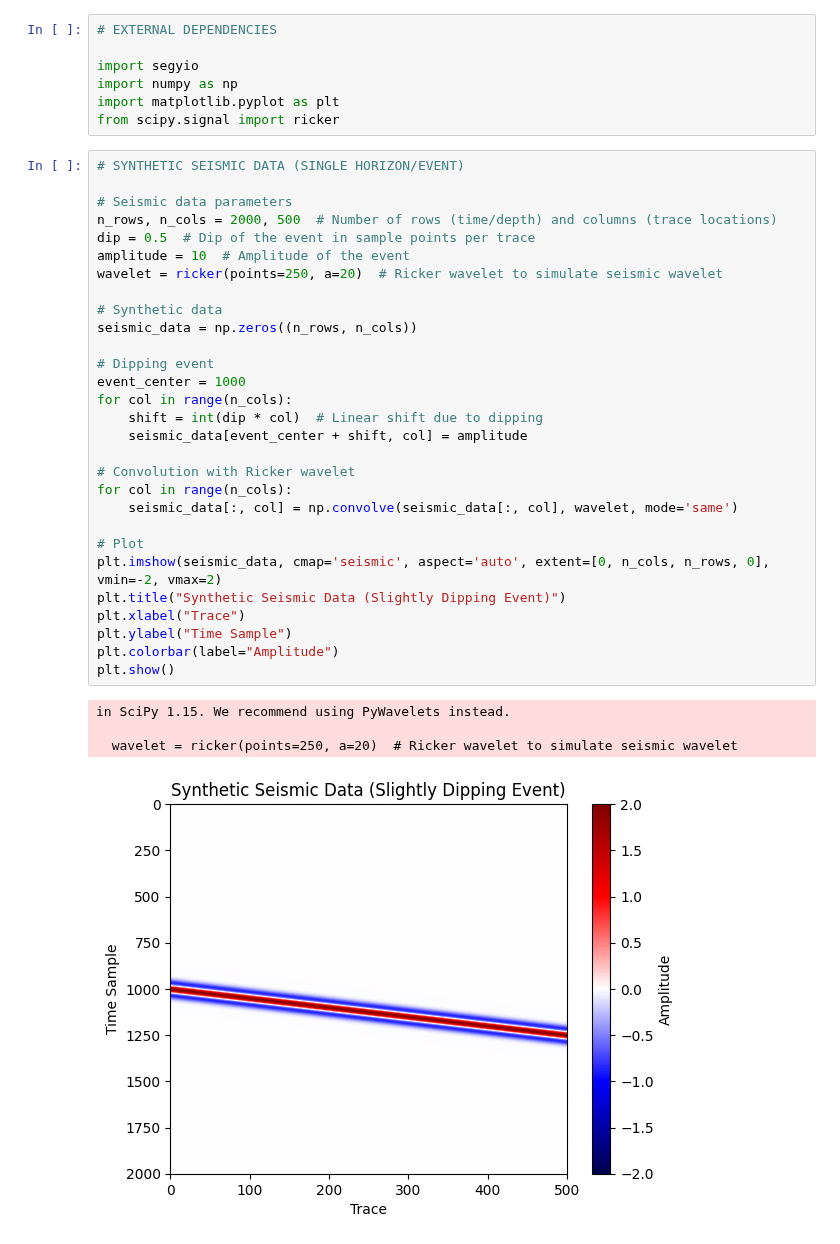
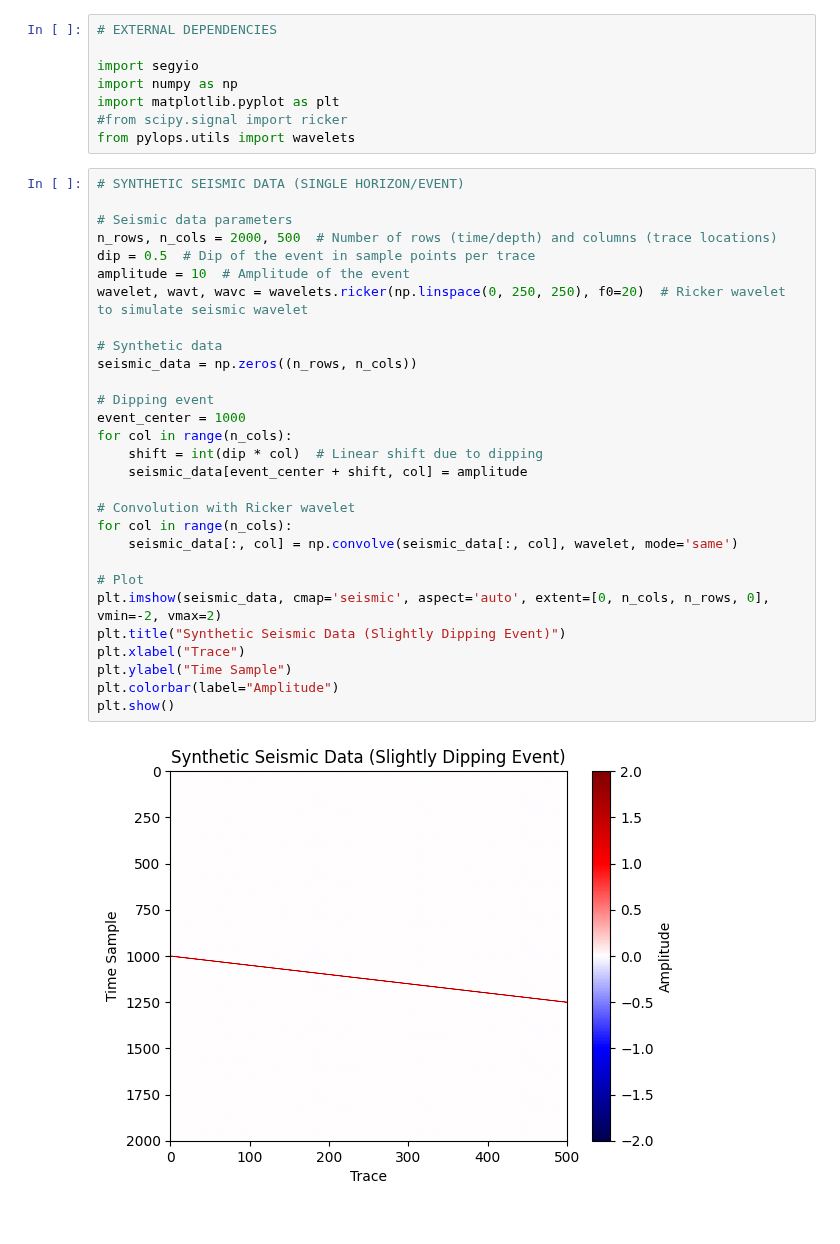
Before and after one commit to csc7/Probabilistic_Programming, a Jupyter notebook: Example_02.ipynb, the cells around one changed output. Saved outputs shown, nothing was run; the diff lists cells and outputs as text.

Commit message:
Change Ricker wavelet library

```diff
--- a/Example_02.ipynb
+++ b/Example_02.ipynb
@@ -4,41 +4,39 @@
 import segyio
 import numpy as np
 import matplotlib.pyplot as plt
-from scipy.signal import ricker
+#from scipy.signal import ricker
+from pylops.utils import wavelets
 # %%
 # SYNTHETIC SEISMIC DATA (SINGLE HORIZON/EVENT)
 
 # Seismic data parameters
 n_rows, n_cols = 2000, 500  # Number of rows (time/depth) and columns (trace locations)
 dip = 0.5  # Dip of the event in sample points per trace
 amplitude = 10  # Amplitude of the event
-wavelet = ricker(points=250, a=20)  # Ricker wavelet to simulate seismic wavelet
+wavelet, wavt, wavc = wavelets.ricker(np.linspace(0, 250, 250), f0=20)  # Ricker wavelet to simulate seismic wavelet
 
 # Synthetic data
 seismic_data = np.zeros((n_rows, n_cols))
 
 # Dipping event
 event_center = 1000
 for col in range(n_cols):
     shift = int(dip * col)  # Linear shift due to dipping
     seismic_data[event_center + shift, col] = amplitude
 
 # Convolution with Ricker wavelet
 for col in range(n_cols):
     seismic_data[:, col] = np.convolve(seismic_data[:, col], wavelet, mode='same')
 
 # Plot
 plt.imshow(seismic_data, cmap='seismic', aspect='auto', extent=[0, n_cols, n_rows, 0], vmin=-2, vmax=2)
 plt.title("Synthetic Seismic Data (Slightly Dipping Event)")
 plt.xlabel("Trace")
 plt.ylabel("Time Sample")
 plt.colorbar(label="Amplitude")
 plt.show()
 # %% [output]
-in SciPy 1.15. We recommend using PyWavelets instead.
-
-  wavelet = ricker(points=250, a=20)  # Ricker wavelet to simulate seismic wavelet
-[figure, old version]
+[figure, new version]
 # %%
 # SEISMIC ATTRIBUTES - TEXTURE
 
```
Also changed, not shown: parts of 1 cell of this notebook.
